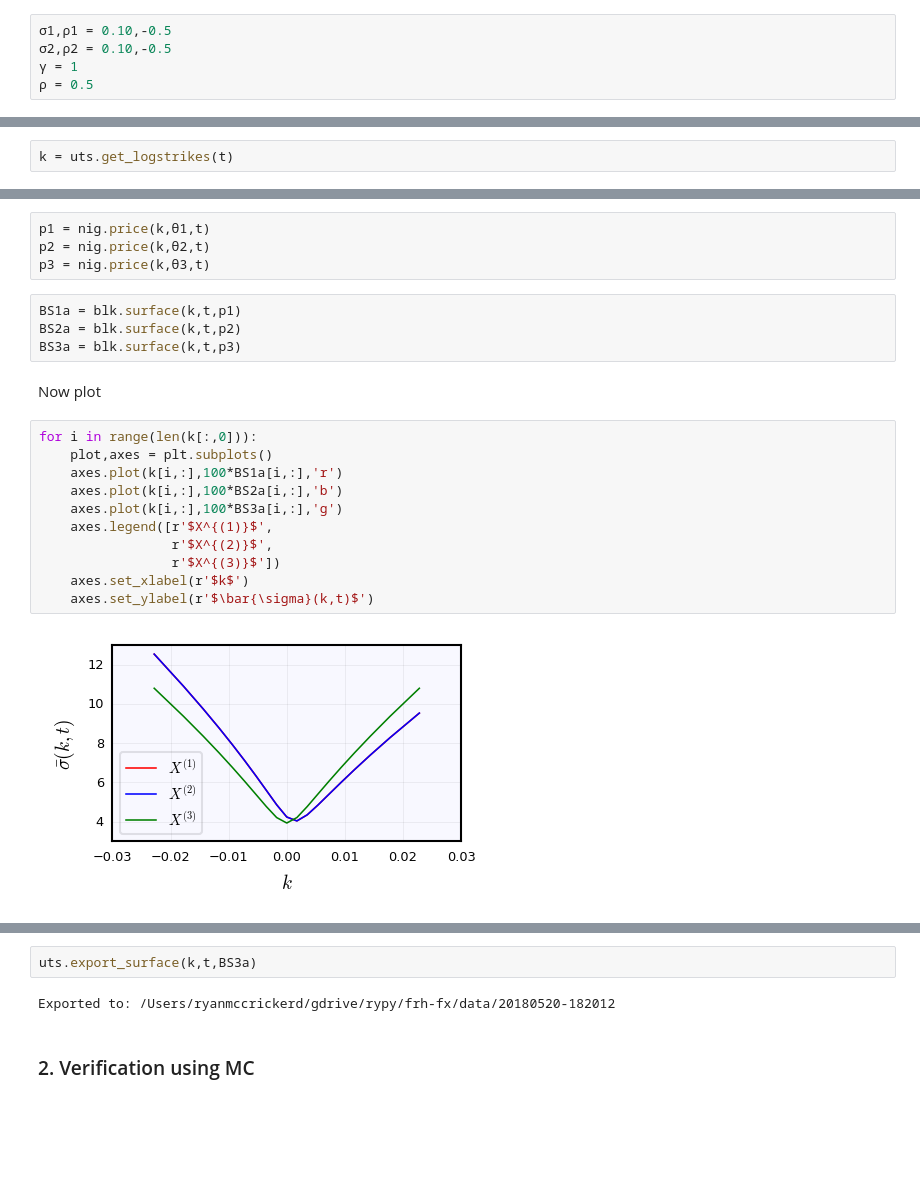
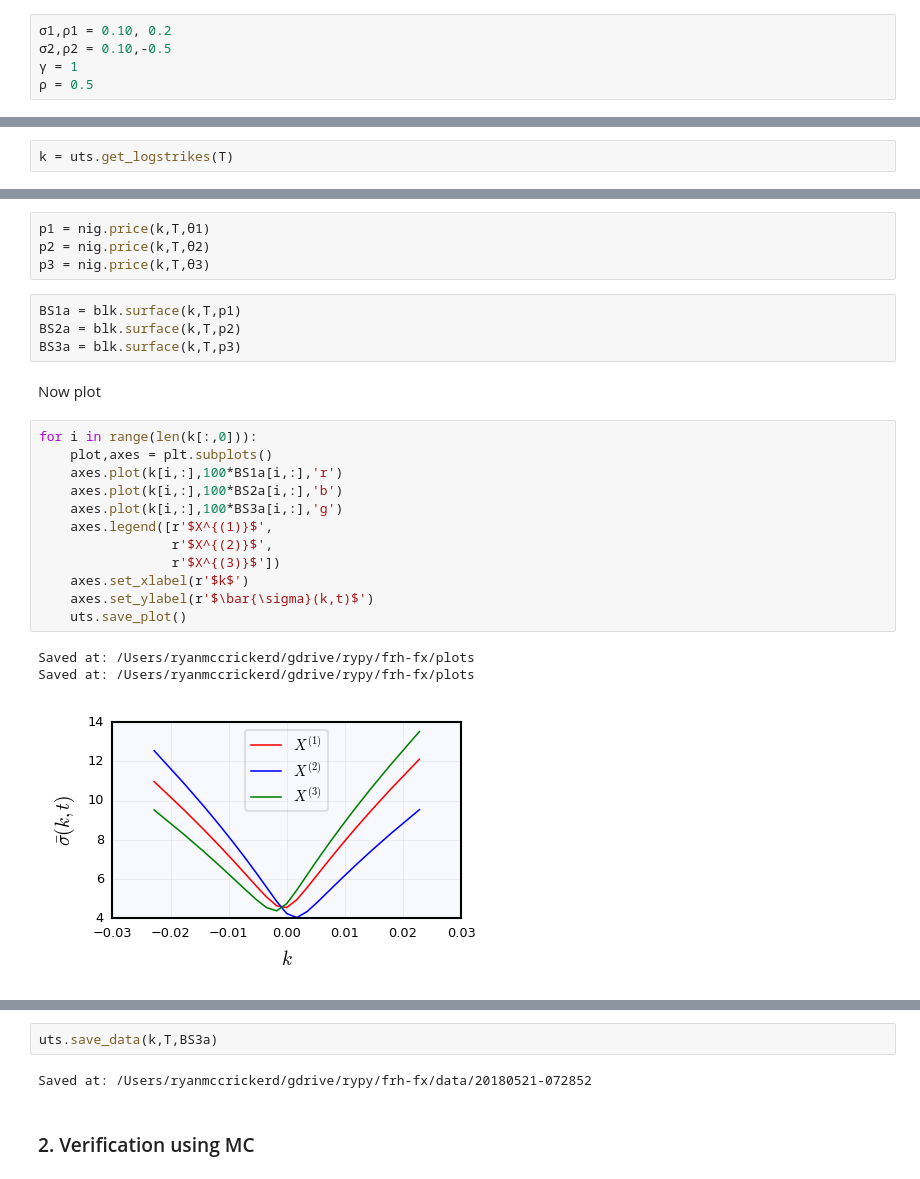
Before and after one commit to ryanmccrickerd/frh-fx, a Jupyter notebook: demo.ipynb, the cells around one changed output, grey strips where cells are left out. Drawn from its saved outputs; the diff is of its cells as text; blank space fills up the shorter version.

Commit message:
adding plots

```diff
--- a/demo.ipynb
+++ b/demo.ipynb
@@ -19,7 +18,7 @@ t = np.array([1/52,1])
 # %% [markdown]
 Set model parameters
 # %%
-σ1,ρ1 = 0.10,-0.5
+σ1,ρ1 = 0.10, 0.2
 σ2,ρ2 = 0.10,-0.5
 γ = 1
 ρ = 0.5
@@ -38,29 +37,32 @@ Obtain cross NIG parameters
 # %% [markdown]
 Set some sensible log-strikes for a surface
 # %%
-k = uts.get_logstrikes(t)
+k = uts.get_logstrikes(T)
 # %% [markdown]
 Compute prices, then volatilities, on this surface
 # %%
-p1 = nig.price(k,θ1,t)
-p2 = nig.price(k,θ2,t)
-p3 = nig.price(k,θ3,t)
+p1 = nig.price(k,T,θ1)
+p2 = nig.price(k,T,θ2)
+p3 = nig.price(k,T,θ3)
 # %%
-BS1a = blk.surface(k,t,p1)
-BS2a = blk.surface(k,t,p2)
-BS3a = blk.surface(k,t,p3)
+BS1a = blk.surface(k,T,p1)
+BS2a = blk.surface(k,T,p2)
+BS3a = blk.surface(k,T,p3)
 # %% [markdown]
 Now plot
 # %%
 for i in range(len(k[:,0])):
     plot,axes = plt.subplots()
     axes.plot(k[i,:],100*BS1a[i,:],'r')
     axes.plot(k[i,:],100*BS2a[i,:],'b')
     axes.plot(k[i,:],100*BS3a[i,:],'g')
     axes.legend([r'$X^{(1)}$',
                  r'$X^{(2)}$',
                  r'$X^{(3)}$'])
     axes.set_xlabel(r'$k$')
     axes.set_ylabel(r'$\bar{\sigma}(k,t)$')
+    uts.save_plot()
 # %% [output]
+Saved at: /Users/ryanmccrickerd/gdrive/rypy/frh-fx/plots
+Saved at: /Users/ryanmccrickerd/gdrive/rypy/frh-fx/plots
-[figure, old version]
+[figure, new version]
@@ -68,7 +70,7 @@ for i in range(len(k[:,0])):
 # %%
-uts.export_surface(k,t,BS3a)
+uts.save_data(k,T,BS3a)
 # %% [output]
-Exported to: /Users/ryanmccrickerd/gdrive/rypy/frh-fx/data/20180520-182012
+Saved at: /Users/ryanmccrickerd/gdrive/rypy/frh-fx/data/20180521-072852
 # %% [markdown]
 ### 2. Verification using MC
 # %% [markdown]
```
Also changed, not shown: parts of 14 cells of this notebook, 7 other files.
